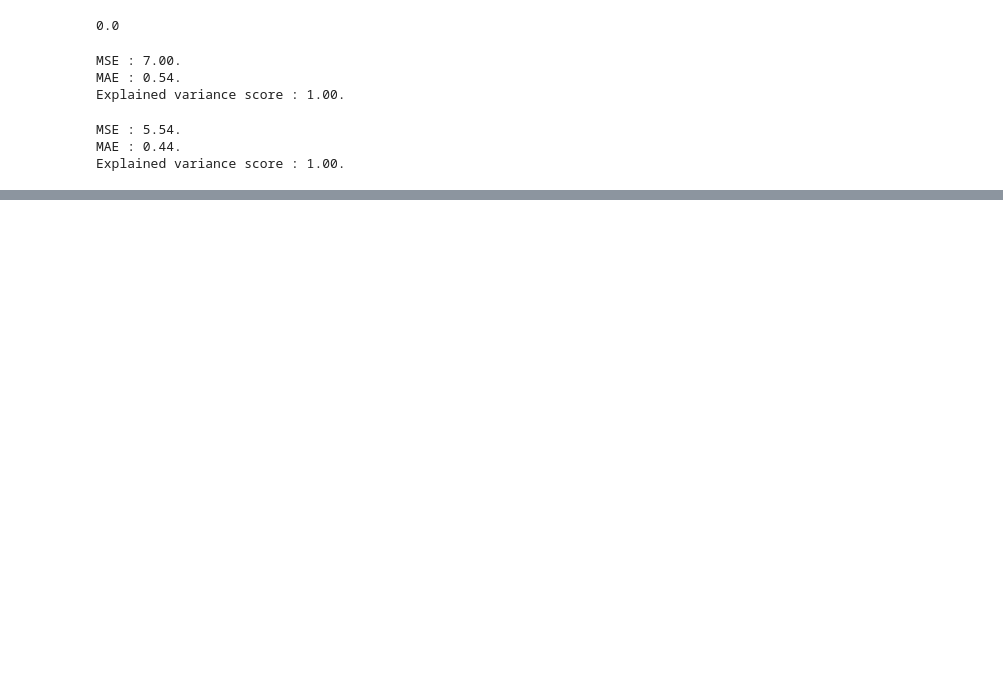
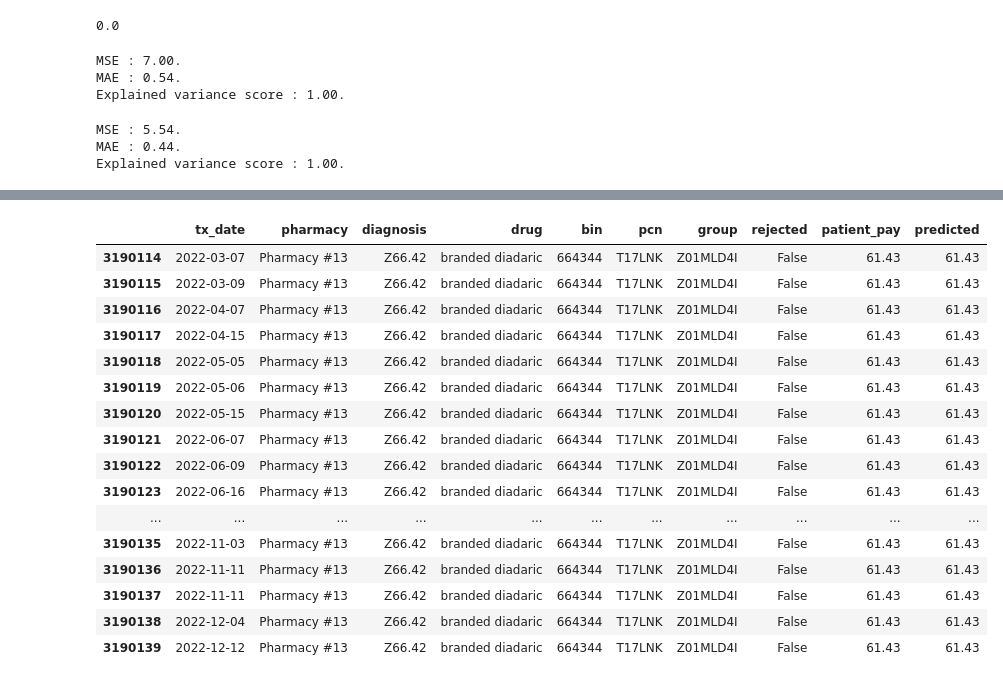
Before and after one commit to TeamPhoenix22/CMM_Challenge, a Jupyter notebook: CoverMyMeds.ipynb, the cells around one changed output, grey strips where cells are left out. Cells and saved outputs as stored; diff of their text form; code cells hidden in the pictures; blank space fills up the shorter version.

```diff
--- a/CoverMyMeds.ipynb
+++ b/CoverMyMeds.ipynb
@@ -307,0 +349,20 @@ Explained variance score : 1.00.
+# %%
+merged[(merged.drug =='branded diadaric') &(merged.group == 'Z01MLD4I') & (merged.pharmacy == 'Pharmacy #13')].sort_values(by=['tx_date'])
+# %% [output]
+|  | tx_date | pharmacy | diagnosis | drug | bin | pcn | group | rejected | patient_pay | predicted |
+| 3190114 | 2022-03-07 | Pharmacy #13 | Z66.42 | branded diadaric | 664344 | T17LNK | Z01MLD4I | False | 61.43 | 61.43 |
+| 3190115 | 2022-03-09 | Pharmacy #13 | Z66.42 | branded diadaric | 664344 | T17LNK | Z01MLD4I | False | 61.43 | 61.43 |
+| 3190116 | 2022-04-07 | Pharmacy #13 | Z66.42 | branded diadaric | 664344 | T17LNK | Z01MLD4I | False | 61.43 | 61.43 |
+| 3190117 | 2022-04-15 | Pharmacy #13 | Z66.42 | branded diadaric | 664344 | T17LNK | Z01MLD4I | False | 61.43 | 61.43 |
+| 3190118 | 2022-05-05 | Pharmacy #13 | Z66.42 | branded diadaric | 664344 | T17LNK | Z01MLD4I | False | 61.43 | 61.43 |
+| 3190119 | 2022-05-06 | Pharmacy #13 | Z66.42 | branded diadaric | 664344 | T17LNK | Z01MLD4I | False | 61.43 | 61.43 |
+| 3190120 | 2022-05-15 | Pharmacy #13 | Z66.42 | branded diadaric | 664344 | T17LNK | Z01MLD4I | False | 61.43 | 61.43 |
+| 3190121 | 2022-06-07 | Pharmacy #13 | Z66.42 | branded diadaric | 664344 | T17LNK | Z01MLD4I | False | 61.43 | 61.43 |
+| 3190122 | 2022-06-09 | Pharmacy #13 | Z66.42 | branded diadaric | 664344 | T17LNK | Z01MLD4I | False | 61.43 | 61.43 |
+| 3190123 | 2022-06-16 | Pharmacy #13 | Z66.42 | branded diadaric | 664344 | T17LNK | Z01MLD4I | False | 61.43 | 61.43 |
+| ... | ... | ... | ... | ... | ... | ... | ... | ... | ... | ... |
+| 3190135 | 2022-11-03 | Pharmacy #13 | Z66.42 | branded diadaric | 664344 | T17LNK | Z01MLD4I | False | 61.43 | 61.43 |
+| 3190136 | 2022-11-11 | Pharmacy #13 | Z66.42 | branded diadaric | 664344 | T17LNK | Z01MLD4I | False | 61.43 | 61.43 |
+| 3190137 | 2022-11-11 | Pharmacy #13 | Z66.42 | branded diadaric | 664344 | T17LNK | Z01MLD4I | False | 61.43 | 61.43 |
+| 3190138 | 2022-12-04 | Pharmacy #13 | Z66.42 | branded diadaric | 664344 | T17LNK | Z01MLD4I | False | 61.43 | 61.43 |
+| 3190139 | 2022-12-12 | Pharmacy #13 | Z66.42 | branded diadaric | 664344 | T17LNK | Z01MLD4I | False | 61.43 | 61.43 |
```
Also changed, not shown: parts of 14 cells of this notebook.
